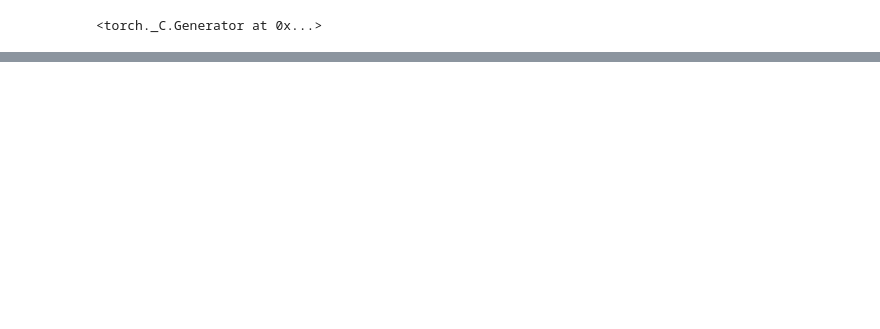
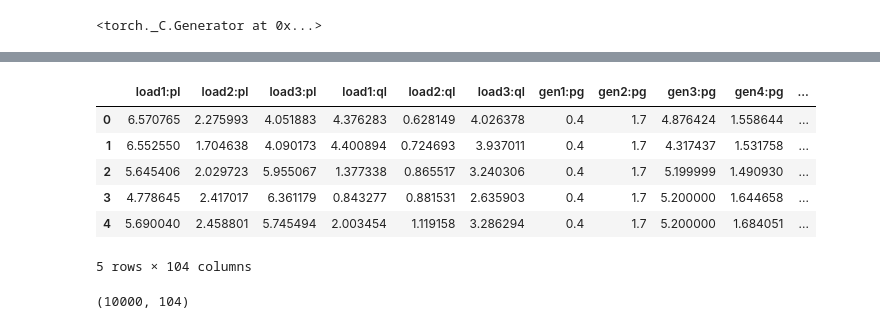
Before and after one commit to stanislawMarciniak/optimal-power-flow, a Jupyter notebook: optimal-power-flow.ipynb, the cells around one changed output, grey strips where cells are left out. Cells and saved outputs as stored; diff of their text form; code cells hidden in the pictures; blank space fills up the shorter version.

```diff
--- a/optimal-power-flow.ipynb
+++ b/optimal-power-flow.ipynb
@@ -60,0 +114,15 @@ torch.manual_seed(SEED)
+# %%
+df = pd.read_csv('data/pglib_opf_case5_pjm.csv')
+df.head()
+# %% [output]
+|  | load1:pl | load2:pl | load3:pl | load1:ql | load2:ql | load3:ql | gen1:pg | gen2:pg | gen3:pg | gen4:pg | ... |
+| 0 | 6.570765 | 2.275993 | 4.051883 | 4.376283 | 0.628149 | 4.026378 | 0.4 | 1.7 | 4.876424 | 1.558644 | ... |
+| 1 | 6.552550 | 1.704638 | 4.090173 | 4.400894 | 0.724693 | 3.937011 | 0.4 | 1.7 | 4.317437 | 1.531758 | ... |
+| 2 | 5.645406 | 2.029723 | 5.955067 | 1.377338 | 0.865517 | 3.240306 | 0.4 | 1.7 | 5.199999 | 1.490930 | ... |
+| 3 | 4.778645 | 2.417017 | 6.361179 | 0.843277 | 0.881531 | 2.635903 | 0.4 | 1.7 | 5.200000 | 1.644658 | ... |
+| 4 | 5.690040 | 2.458801 | 5.745494 | 2.003454 | 1.119158 | 3.286294 | 0.4 | 1.7 | 5.200000 | 1.684051 | ... |
+5 rows × 104 columns
+# %%
+df.shape
+# %% [output]
+(10000, 104)
```
Also changed, not shown: parts of 23 cells of this notebook, 6 other files.
